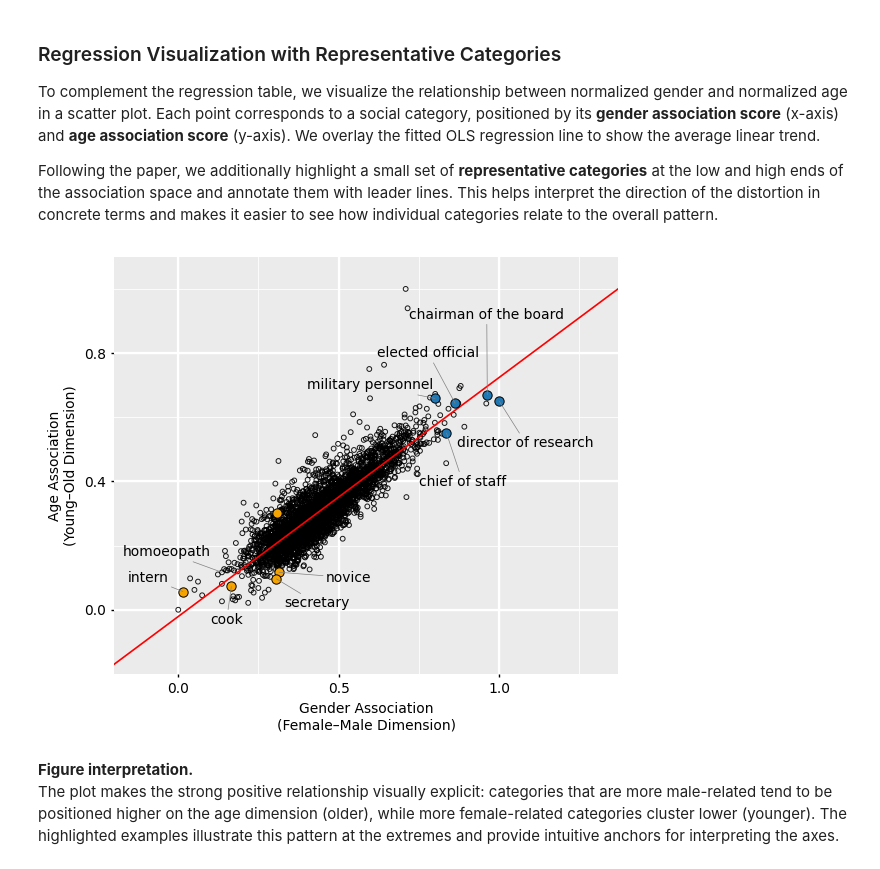
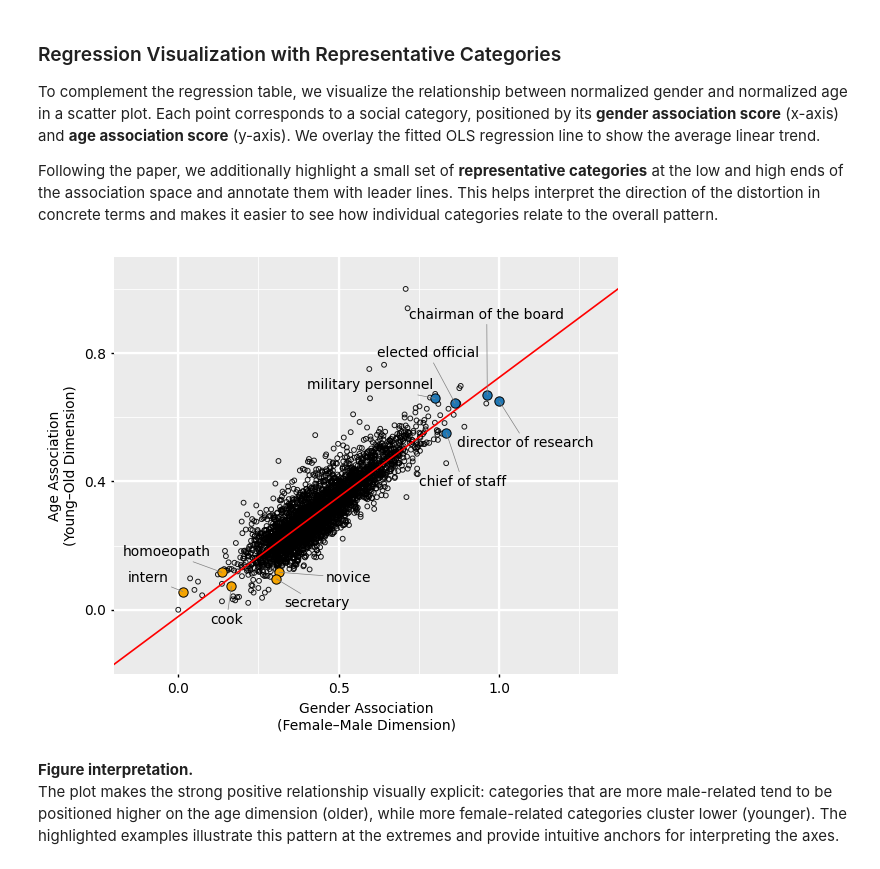
Before and after one commit to tasosger/machine_learning_aueb, a Jupyter notebook: ex2/age_gender_distortion_analysis.ipynb, the cells around one changed output. Drawn from its saved outputs; the diff is of its cells as text; code cells hidden in the pictures.

```diff
--- a/ex2/age_gender_distortion_analysis.ipynb
+++ b/ex2/age_gender_distortion_analysis.ipynb
@@ -402,7 +402,7 @@ ax.plot(xx, yy, color="red", linewidth=1.2, zorder=3)
 # - low (more female-coded / younger-coded examples)
 # - high (more male-coded / older-coded examples)
 # ============================================================
-low_cats = ["intern", "cook", "secretary", "novice", "homeopath"]
+low_cats = ["intern", "cook", "secretary", "novice", "homoeopath"]
 high_cats = [
     "military personnel", "elected official",
     "chairman of the board", "chief of staff", "director of research"
@@ -479,34 +479,34 @@ label_at("director of research", 0.87, 0.52, ha="left")
 ax.set_xlabel("Gender Association\n(Female–Male Dimension)")
 ax.set_ylabel("Age Association\n(Young–Old Dimension)")
 
 # -----------------------
 # Ticks and Grid
 # -----------------------
 ax.yaxis.set_major_locator(MultipleLocator(0.4))
 ax.yaxis.set_minor_locator(MultipleLocator(0.2))
 ax.grid(True, axis="y", which="major", color="white", linewidth=1.0)
 ax.grid(True, axis="y", which="minor", color="white", linewidth=0.6)
 for yline in (0.0, 0.4, 0.8):
     ax.axhline(yline, color="white", linewidth=1.6, zorder=1)
 ax.xaxis.set_major_locator(MultipleLocator(0.5))
 ax.xaxis.set_minor_locator(MultipleLocator(0.25))
 ax.grid(True, axis="x", which="major", color="white", linewidth=1.0)
 ax.grid(True, axis="x", which="minor", color="white", linewidth=0.6)
 for xline in (0.0, 0.5, 1.0):
     ax.axvline(xline, color="white", linewidth=1.6, zorder=1)
 ax.tick_params(axis="x", which="major", length=2.5, width = 1)
 ax.tick_params(axis="x", which="minor", length=0)
 ax.tick_params(axis="y", which="major", length=2.5, width = 1)
 ax.tick_params(axis="y", which="minor", length=0)
 
 ax.set_axisbelow(True)
 for spine in ax.spines.values():
     spine.set_visible(False)
 
 plt.tight_layout()
 plt.show()
 # %% [output]
-[figure, old version]
+[figure, new version]
 # %% [markdown]
 **Figure interpretation.**
 The plot makes the strong positive relationship visually explicit: categories that are more male-related tend to be positioned higher on the age dimension (older), while more female-related categories cluster lower (younger). The highlighted examples illustrate this pattern at the extremes and provide intuitive anchors for interpreting the axes.
```
Also changed, not shown: parts of 3 cells of this notebook.
